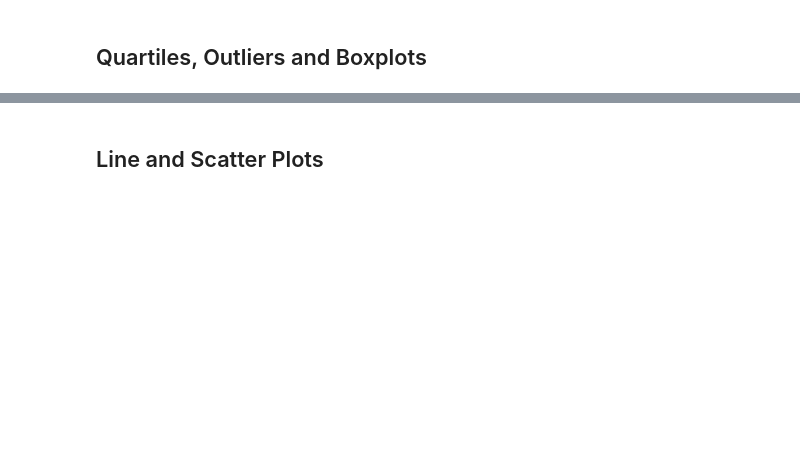
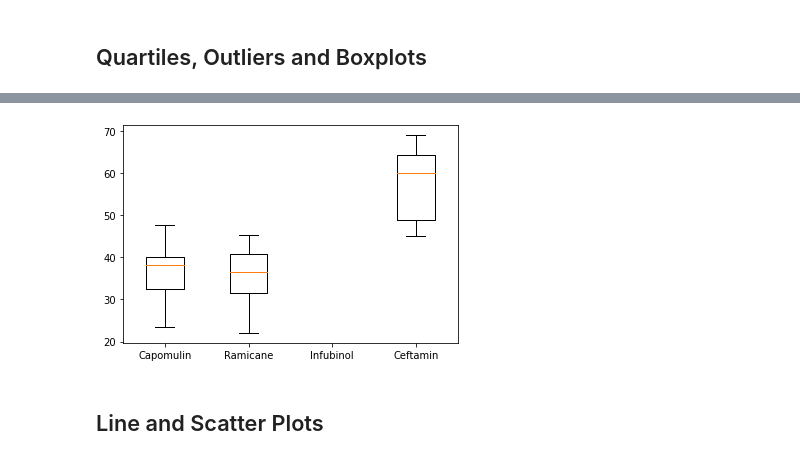
Before and after one commit to tmsteph/matplotlib_Homework, a Jupyter notebook: Pymaceuticals/pymaceuticals_Thomas.ipynb, the cells around one changed output, grey strips where cells are left out. Cells and saved outputs as stored; diff of their text form; code cells hidden in the pictures; blank space fills up the shorter version.

```diff
--- a/Pymaceuticals/pymaceuticals_Thomas.ipynb
+++ b/Pymaceuticals/pymaceuticals_Thomas.ipynb
@@ -141,6 +172,9 @@ TypeError: unhashable type: 'numpy.ndarray'
 # Capomulin, Ramicane, Infubinol, and Ceftamin
 
 # Start by getting the last (greatest) timepoint for each mouse
-
+max_time_df = pd.DataFrame(mouse_df.groupby('Mouse ID')['Timepoint'].max().sort_values()).reset_index().rename(columns={'Timepoint':'max_timepoint'})
+max_time_df
 
 # Merge this group df with the original dataframe to get the tumor volume at the last timepoint
+merged_df = pd.merge(mouse_df, max_time_df, on = "Mouse ID")
+merged_df
@@ -164,5 +259,10 @@ TypeError: unhashable type: 'numpy.ndarray'
 # %%
 # Generate a box plot of the final tumor volume of each mouse across four regimens of interest
+plt.boxplot(drug_values)
+plt.xticks([1, 2, 3, 4], ['Capomulin', 'Ramicane', 'Infubinol', 'Ceftamin'])
+plt.show()
+# %% [output]
+[figure, added]
 # %% [markdown]
 ## Line and Scatter Plots
 # %%
```
Also changed, not shown: parts of 13 cells of this notebook.
